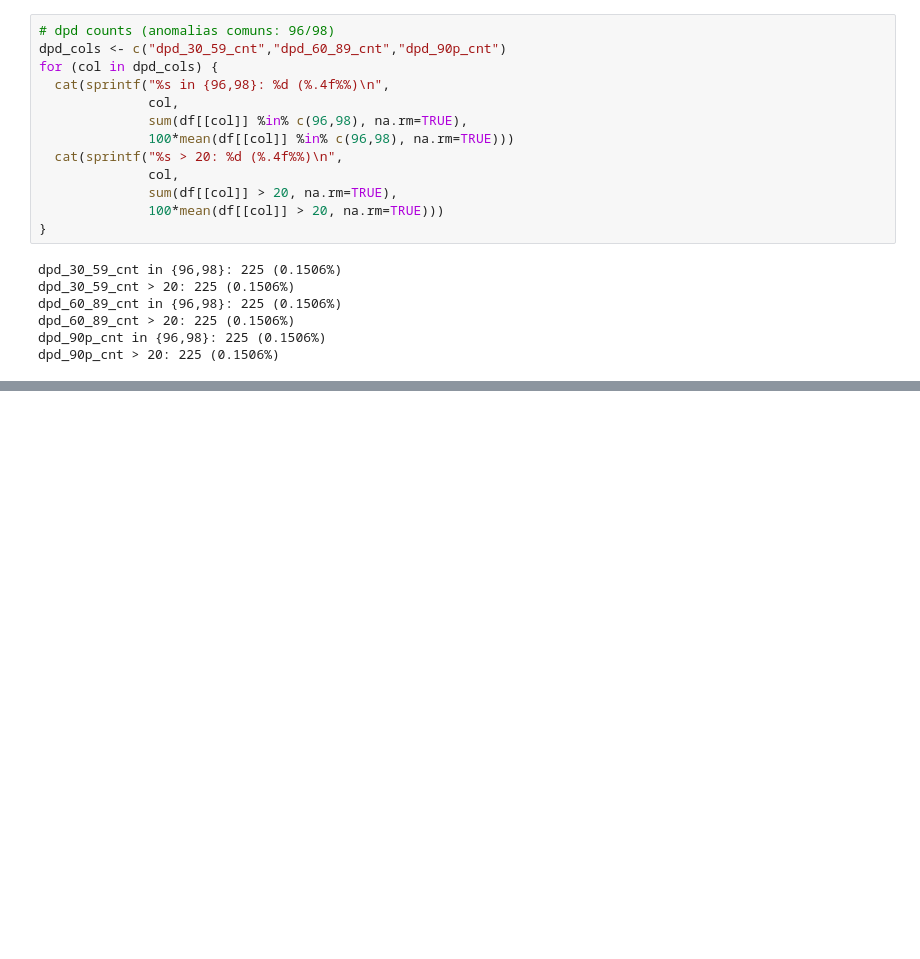
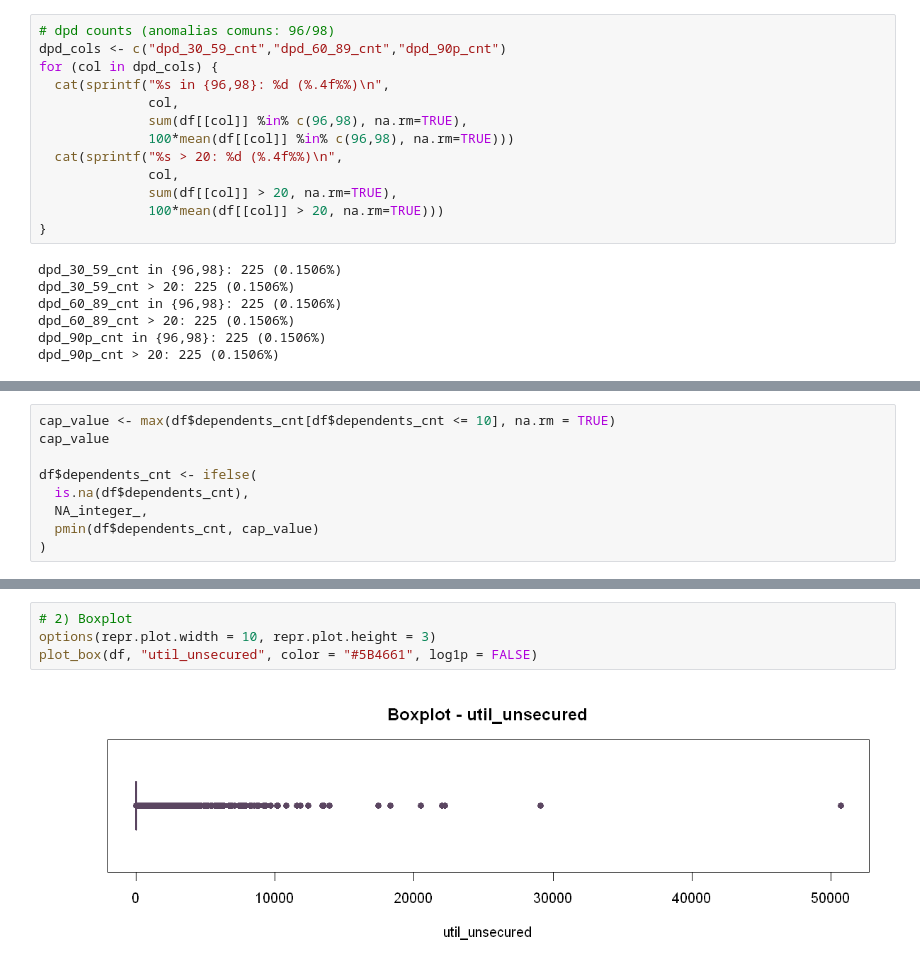
Before and after one commit to anacbneumann/credit-risk-cost-sensitive, a Jupyter notebook: notebooks/eda.ipynb, the cells around one changed output, grey strips where cells are left out. Saved outputs shown, nothing was run; the diff lists cells and outputs as text; blank space fills up the shorter version.

```diff
--- a/notebooks/eda.ipynb
+++ b/notebooks/eda.ipynb
@@ -1681,0 +1782,9 @@ head(gt_90_days, 20)
+# %%
+cap_value <- max(df$dependents_cnt[df$dependents_cnt <= 10], na.rm = TRUE)
+cap_value
+
+df$dependents_cnt <- ifelse(
+  is.na(df$dependents_cnt),
+  NA_integer_,
+  pmin(df$dependents_cnt, cap_value)
+)
@@ -1681,0 +1936,6 @@ head(gt_90_days, 20)
+# %%
+# 2) Boxplot
+options(repr.plot.width = 10, repr.plot.height = 3)
+plot_box(df, "util_unsecured", color = "#5B4661", log1p = FALSE)
+# %% [output]
+[figure, added]
```
Also changed, not shown: parts of 45 cells of this notebook, 1 other file.
